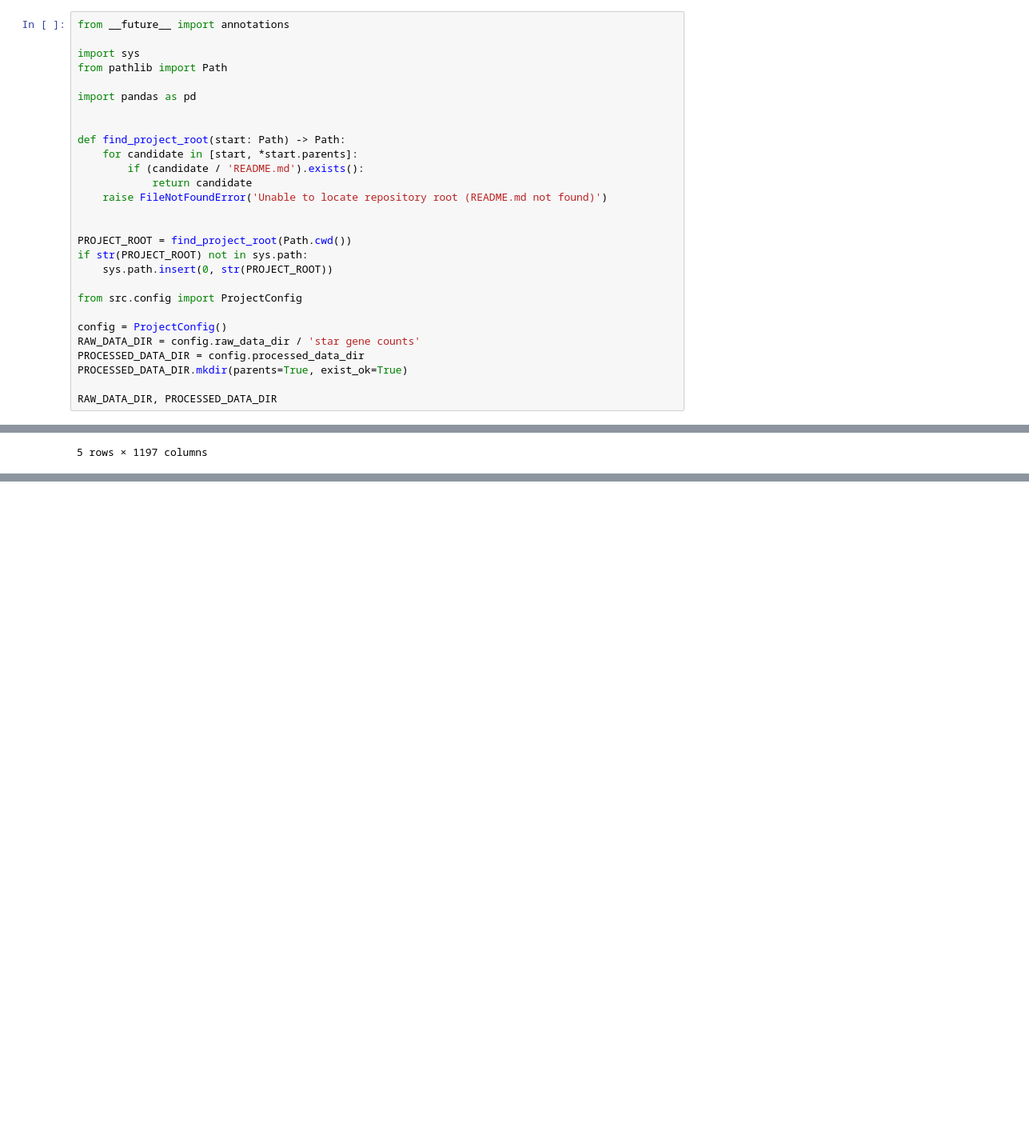
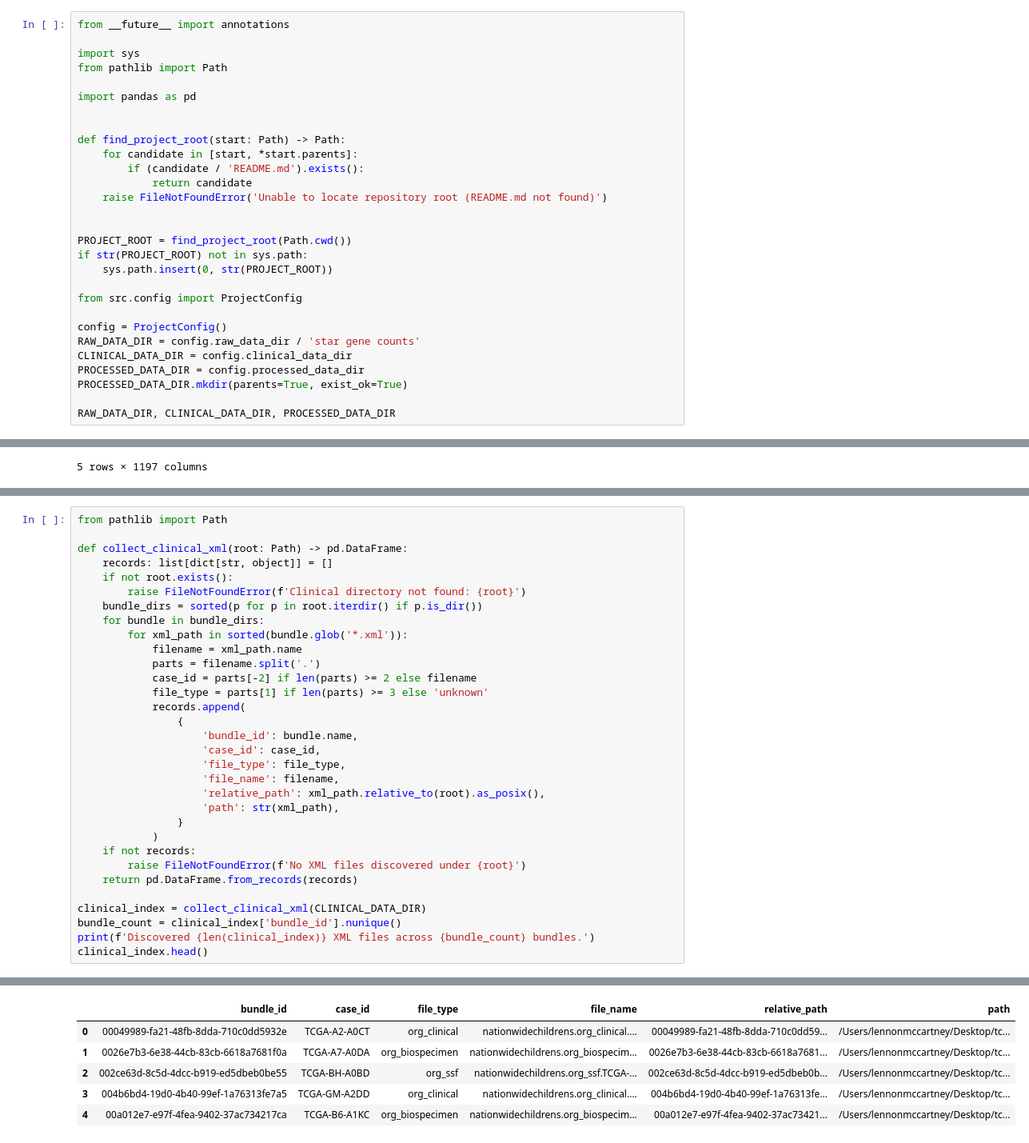
Before and after one commit to sarthak-arora1997/tcga-brca-multiomics-subtyping, a Jupyter notebook: notebooks/01_download_and_organize_data.ipynb, the cells around one changed output, grey strips where cells are left out. Shown at 80% size. Cells and saved outputs as stored; diff of their text form; blank space fills up the shorter version.

```diff
--- a/notebooks/01_download_and_organize_data.ipynb
+++ b/notebooks/01_download_and_organize_data.ipynb
@@ -32,10 +32,11 @@ from src.config import ProjectConfig
 
 config = ProjectConfig()
 RAW_DATA_DIR = config.raw_data_dir / 'star gene counts'
+CLINICAL_DATA_DIR = config.clinical_data_dir
 PROCESSED_DATA_DIR = config.processed_data_dir
 PROCESSED_DATA_DIR.mkdir(parents=True, exist_ok=True)
 
-RAW_DATA_DIR, PROCESSED_DATA_DIR
+RAW_DATA_DIR, CLINICAL_DATA_DIR, PROCESSED_DATA_DIR
 # %% [output]
 (PosixPath('/Users/lennonmccartney/Desktop/tcga-brca-multiomics-subtyping/data/raw/star gene counts'),
  PosixPath('/Users/lennonmccartney/Desktop/tcga-brca-multiomics-subtyping/data/processed'))
@@ -218,0 +224,33 @@ dtype: float64
+# %%
+from pathlib import Path
+
+def collect_clinical_xml(root: Path) -> pd.DataFrame:
+    records: list[dict[str, object]] = []
+    if not root.exists():
+        raise FileNotFoundError(f'Clinical directory not found: {root}')
+    bundle_dirs = sorted(p for p in root.iterdir() if p.is_dir())
+    for bundle in bundle_dirs:
+        for xml_path in sorted(bundle.glob('*.xml')):
+            filename = xml_path.name
+            parts = filename.split('.')
+            case_id = parts[-2] if len(parts) >= 2 else filename
+            file_type = parts[1] if len(parts) >= 3 else 'unknown'
+            records.append(
+                {
+                    'bundle_id': bundle.name,
+                    'case_id': case_id,
+                    'file_type': file_type,
+                    'file_name': filename,
+                    'relative_path': xml_path.relative_to(root).as_posix(),
+                    'path': str(xml_path),
+                }
+            )
+    if not records:
+        raise FileNotFoundError(f'No XML files discovered under {root}')
+    return pd.DataFrame.from_records(records)
+
+clinical_index = collect_clinical_xml(CLINICAL_DATA_DIR)
+bundle_count = clinical_index['bundle_id'].nunique()
+print(f'Discovered {len(clinical_index)} XML files across {bundle_count} bundles.')
+clinical_index.head()
+# %% [output]
@@ -218,0 +258,6 @@ dtype: float64
+|  | bundle_id | case_id | file_type | file_name | relative_path | path |
+| 0 | 00049989-fa21-48fb-8dda-710c0dd5932e | TCGA-A2-A0CT | org_clinical | nationwidechildrens.org_clinical.... | 00049989-fa21-48fb-8dda-710c0dd59... | /Users/lennonmccartney/Desktop/tc... |
+| 1 | 0026e7b3-6e38-44cb-83cb-6618a7681f0a | TCGA-A7-A0DA | org_biospecimen | nationwidechildrens.org_biospecim... | 0026e7b3-6e38-44cb-83cb-6618a7681... | /Users/lennonmccartney/Desktop/tc... |
+| 2 | 002ce63d-8c5d-4dcc-b919-ed5dbeb0be55 | TCGA-BH-A0BD | org_ssf | nationwidechildrens.org_ssf.TCGA-... | 002ce63d-8c5d-4dcc-b919-ed5dbeb0b... | /Users/lennonmccartney/Desktop/tc... |
+| 3 | 004b6bd4-19d0-4b40-99ef-1a76313fe7a5 | TCGA-GM-A2DD | org_clinical | nationwidechildrens.org_clinical.... | 004b6bd4-19d0-4b40-99ef-1a76313fe... | /Users/lennonmccartney/Desktop/tc... |
+| 4 | 00a012e7-e97f-4fea-9402-37ac734217ca | TCGA-B6-A1KC | org_biospecimen | nationwidechildrens.org_biospecim... | 00a012e7-e97f-4fea-9402-37ac73421... | /Users/lennonmccartney/Desktop/tc... |
```
Also changed, not shown: parts of 4 cells of this notebook, 1 other file.
